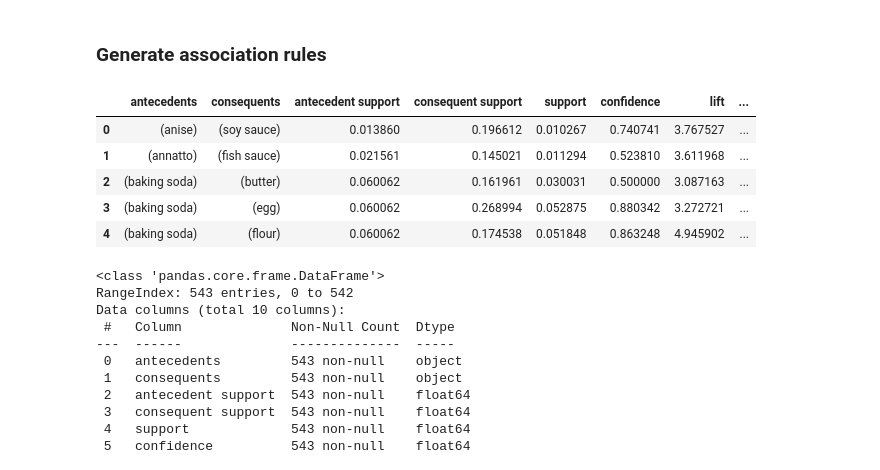
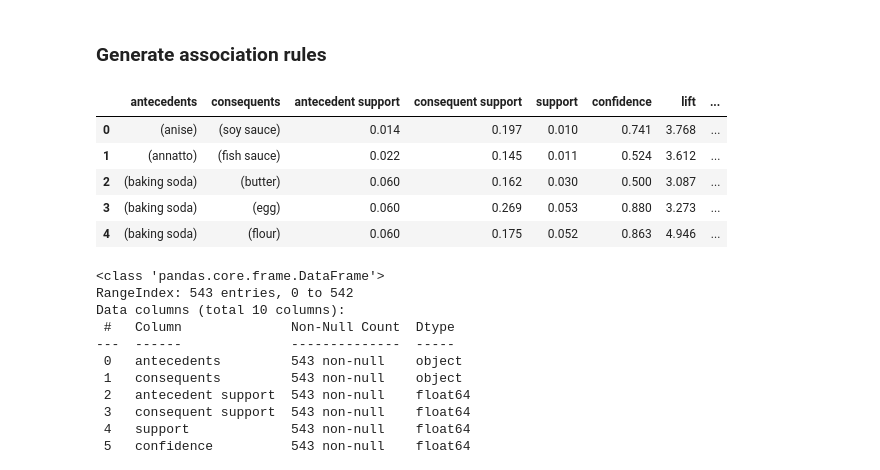
Before and after one commit to rixmape/panlasang-pinoy-clustering, a Jupyter notebook: main.ipynb, the cells around one changed output. Saved outputs shown, nothing was run; the diff lists cells and outputs as text; code cells hidden in the pictures.

```diff
--- a/main.ipynb
+++ b/main.ipynb
@@ -455,20 +502,21 @@ memory usage: 10.6+ KB
 # %%
 from mlxtend.frequent_patterns import association_rules
 
 rules_df = association_rules(
     frequent_itemsets,
     metric="confidence",
     min_threshold=0.5,
 )
+rules_df = rules_df.round(3)
 
 rules_df.head()
 # %% [output]
 |  | antecedents | consequents | antecedent support | consequent support | support | confidence | lift | ... |
-| 0 | (anise) | (soy sauce) | 0.013860 | 0.196612 | 0.010267 | 0.740741 | 3.767527 | ... |
-| 1 | (annatto) | (fish sauce) | 0.021561 | 0.145021 | 0.011294 | 0.523810 | 3.611968 | ... |
-| 2 | (baking soda) | (butter) | 0.060062 | 0.161961 | 0.030031 | 0.500000 | 3.087163 | ... |
-| 3 | (baking soda) | (egg) | 0.060062 | 0.268994 | 0.052875 | 0.880342 | 3.272721 | ... |
-| 4 | (baking soda) | (flour) | 0.060062 | 0.174538 | 0.051848 | 0.863248 | 4.945902 | ... |
+| 0 | (anise) | (soy sauce) | 0.014 | 0.197 | 0.010 | 0.741 | 3.768 | ... |
+| 1 | (annatto) | (fish sauce) | 0.022 | 0.145 | 0.011 | 0.524 | 3.612 | ... |
+| 2 | (baking soda) | (butter) | 0.060 | 0.162 | 0.030 | 0.500 | 3.087 | ... |
+| 3 | (baking soda) | (egg) | 0.060 | 0.269 | 0.053 | 0.880 | 3.273 | ... |
+| 4 | (baking soda) | (flour) | 0.060 | 0.175 | 0.052 | 0.863 | 4.946 | ... |
 # %%
 rules_df.info()
 # %% [output]
```
Also changed, not shown: parts of 10 cells of this notebook, 4 other files.
